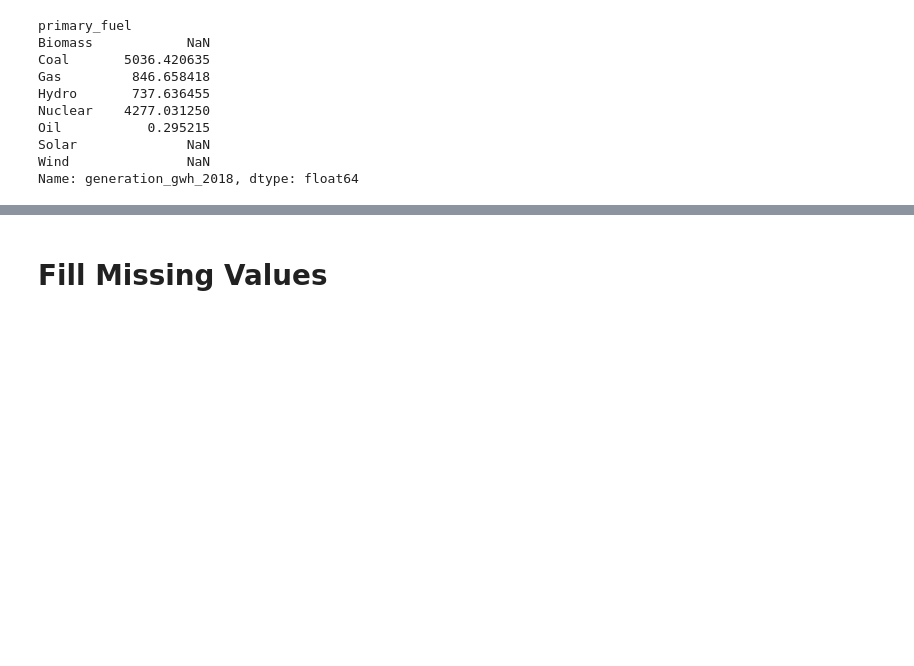
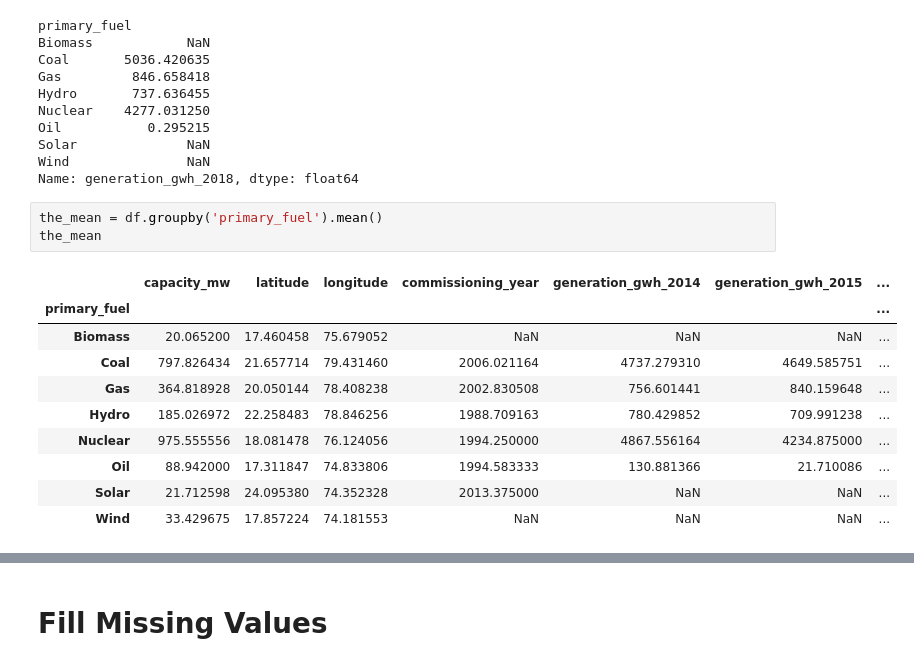
Before and after one commit to mohittomar2008/Global-Power-Plant-Database, a Jupyter notebook: Global Power Plant.ipynb, the cells around one changed output, grey strips where cells are left out. Cells and saved outputs as stored; diff of their text form; blank space fills up the shorter version.

```diff
--- a/Global Power Plant.ipynb
+++ b/Global Power Plant.ipynb
@@ -1061,3 +1068,17 @@ Oil           0.295215
 Solar              NaN
 Wind               NaN
 Name: generation_gwh_2018, dtype: float64
+# %%
+the_mean = df.groupby('primary_fuel').mean()
+the_mean
+# %% [output]
+|  | capacity_mw | latitude | longitude | commissioning_year | generation_gwh_2014 | generation_gwh_2015 | ... |
+| primary_fuel |  |  |  |  |  |  | ... |
+| Biomass | 20.065200 | 17.460458 | 75.679052 | NaN | NaN | NaN | ... |
+| Coal | 797.826434 | 21.657714 | 79.431460 | 2006.021164 | 4737.279310 | 4649.585751 | ... |
+| Gas | 364.818928 | 20.050144 | 78.408238 | 2002.830508 | 756.601441 | 840.159648 | ... |
+| Hydro | 185.026972 | 22.258483 | 78.846256 | 1988.709163 | 780.429852 | 709.991238 | ... |
+| Nuclear | 975.555556 | 18.081478 | 76.124056 | 1994.250000 | 4867.556164 | 4234.875000 | ... |
+| Oil | 88.942000 | 17.311847 | 74.833806 | 1994.583333 | 130.881366 | 21.710086 | ... |
+| Solar | 21.712598 | 24.095380 | 74.352328 | 2013.375000 | NaN | NaN | ... |
+| Wind | 33.429675 | 17.857224 | 74.181553 | NaN | NaN | NaN | ... |
```
Also changed, not shown: parts of 10 cells of this notebook.
